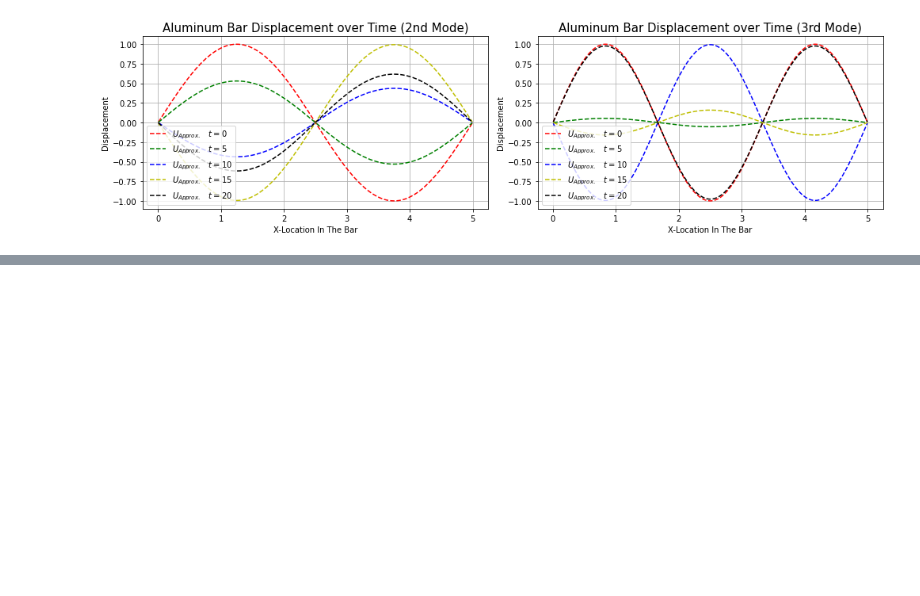
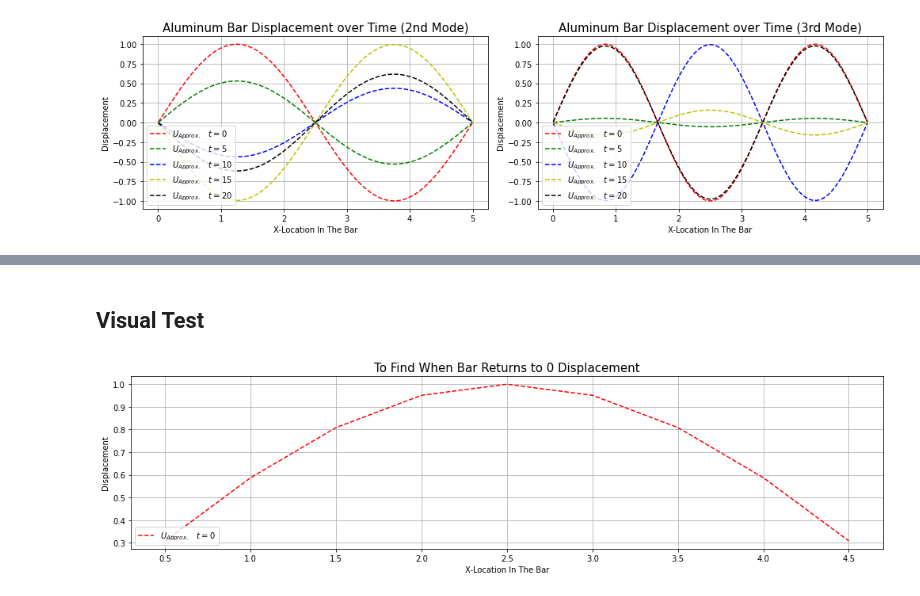
Before and after one commit to minwin0630/ae370-group-project-2, a Jupyter notebook: Project 2 Group Final Code Document.ipynb, the cells around one changed output, grey strips where cells are left out. Drawn from its saved outputs; the diff is of its cells as text; code cells hidden in the pictures; blank space fills up the shorter version.

```diff
--- a/Project 2 Group Final Code Document.ipynb
+++ b/Project 2 Group Final Code Document.ipynb
@@ -266,0 +366,27 @@ ax2.legend(loc='lower left');
+# %%
+T = 140
+n = 10
+x_int = np.linspace(a, b, n+1)[1:-1]
+# 1st Mode
+v0s = np.zeros(n-1)
+u0s_1st = np.sin(np.pi/5*x_int)
+U0_1st = np.concatenate((u0s_1st, v0s))
+
+# All Displacements at each time step
+Utest = traptest(2.5, 490, 0.01, n, U0_1st)
+# %% [markdown]
+## Visual Test
+# %%
+import matplotlib.pyplot as plt
+fig = plt.figure(figsize=(14, 4), tight_layout=True)
+ax1 = fig.add_subplot(111)
+ax1.plot(x_int, Utest[-1], 'r--', label=r'$U_{Approx.} \quad t=0$')
+ax1.set_xlabel('X-Location In The Bar')
+ax1.set_ylabel('Displacement')
+ax1.set_xscale('linear')
+ax1.set_yscale('linear')
+ax1.grid()
+ax1.set_title('To Find When Bar Returns to 0 Displacement', size=15) # Trapezoidal Method (Al Alloy)
+ax1.legend(loc='lower left');
+# %% [output]
+[figure, added]
```
Also changed, not shown: parts of 11 cells of this notebook.
